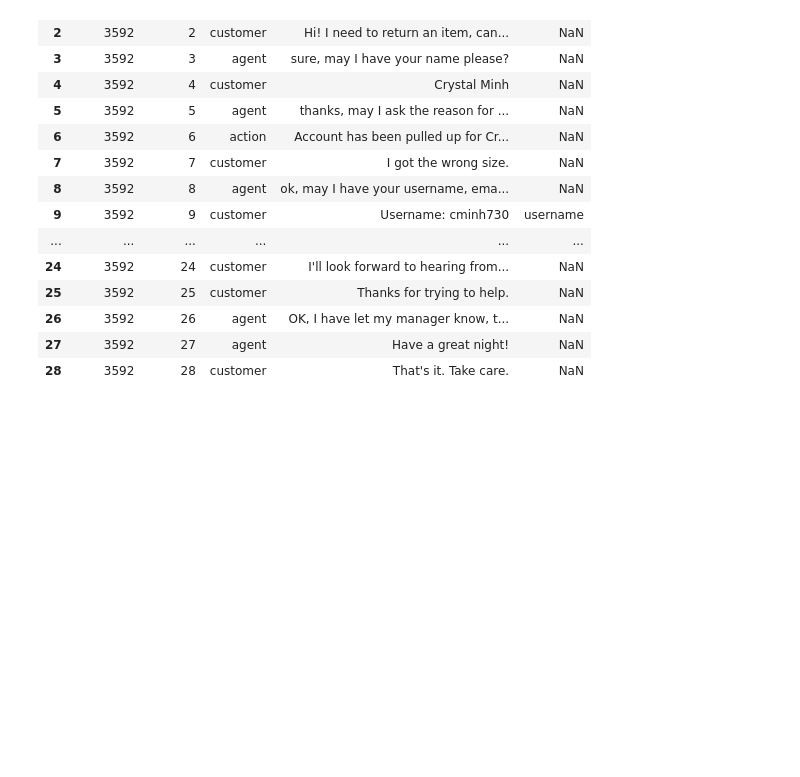
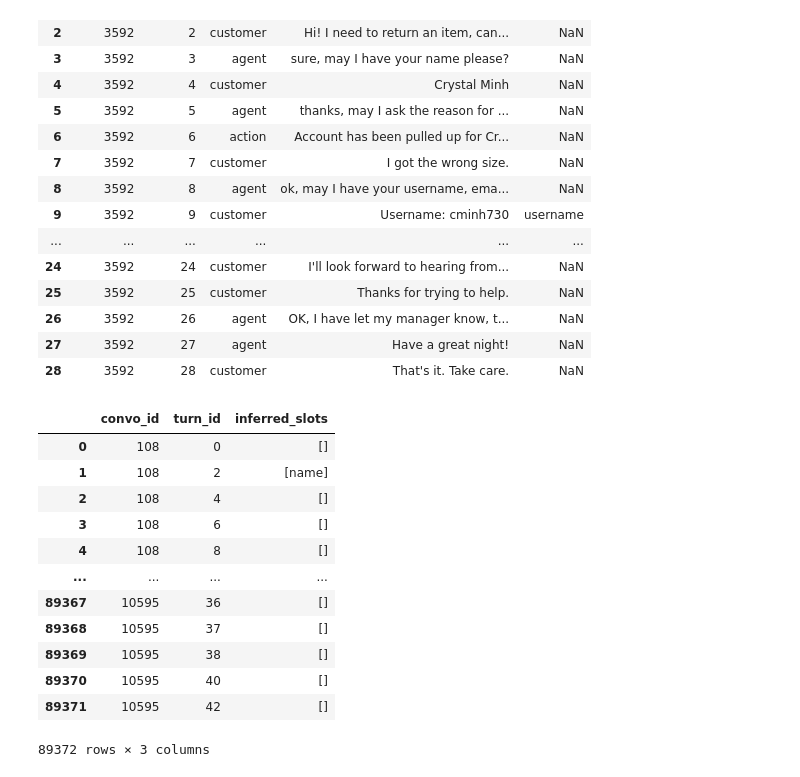
Before and after one commit to ridhoma/nlp-dialogue-state-tracking, a Jupyter notebook: notebooks/00_jotters.ipynb, the cells around one changed output. Cells and saved outputs as stored; diff of their text form; code cells hidden in the pictures; blank space fills up the shorter version.

```diff
--- a/notebooks/00_exploration.ipynb
+++ b/notebooks/00_jotters.ipynb
@@ -357,3 +357,19 @@ select_convo.render(labels=convo_slots)
 | 26 | 3592 | 26 | agent | OK, I have let my manager know, t... | NaN |
 | 27 | 3592 | 27 | agent | Have a great night! | NaN |
 | 28 | 3592 | 28 | customer | That's it. Take care. | NaN |
+# %%
+pd.read_parquet("../data/processed/customer_slots_extracted_run_01.parquet")
+# %% [output]
+|  | convo_id | turn_id | inferred_slots |
+| 0 | 108 | 0 | [] |
+| 1 | 108 | 2 | [name] |
+| 2 | 108 | 4 | [] |
+| 3 | 108 | 6 | [] |
+| 4 | 108 | 8 | [] |
+| ... | ... | ... | ... |
+| 89367 | 10595 | 36 | [] |
+| 89368 | 10595 | 37 | [] |
+| 89369 | 10595 | 38 | [] |
+| 89370 | 10595 | 40 | [] |
+| 89371 | 10595 | 42 | [] |
+89372 rows × 3 columns
```
Also changed, not shown: parts of 6 cells of this notebook, 18 other files.
